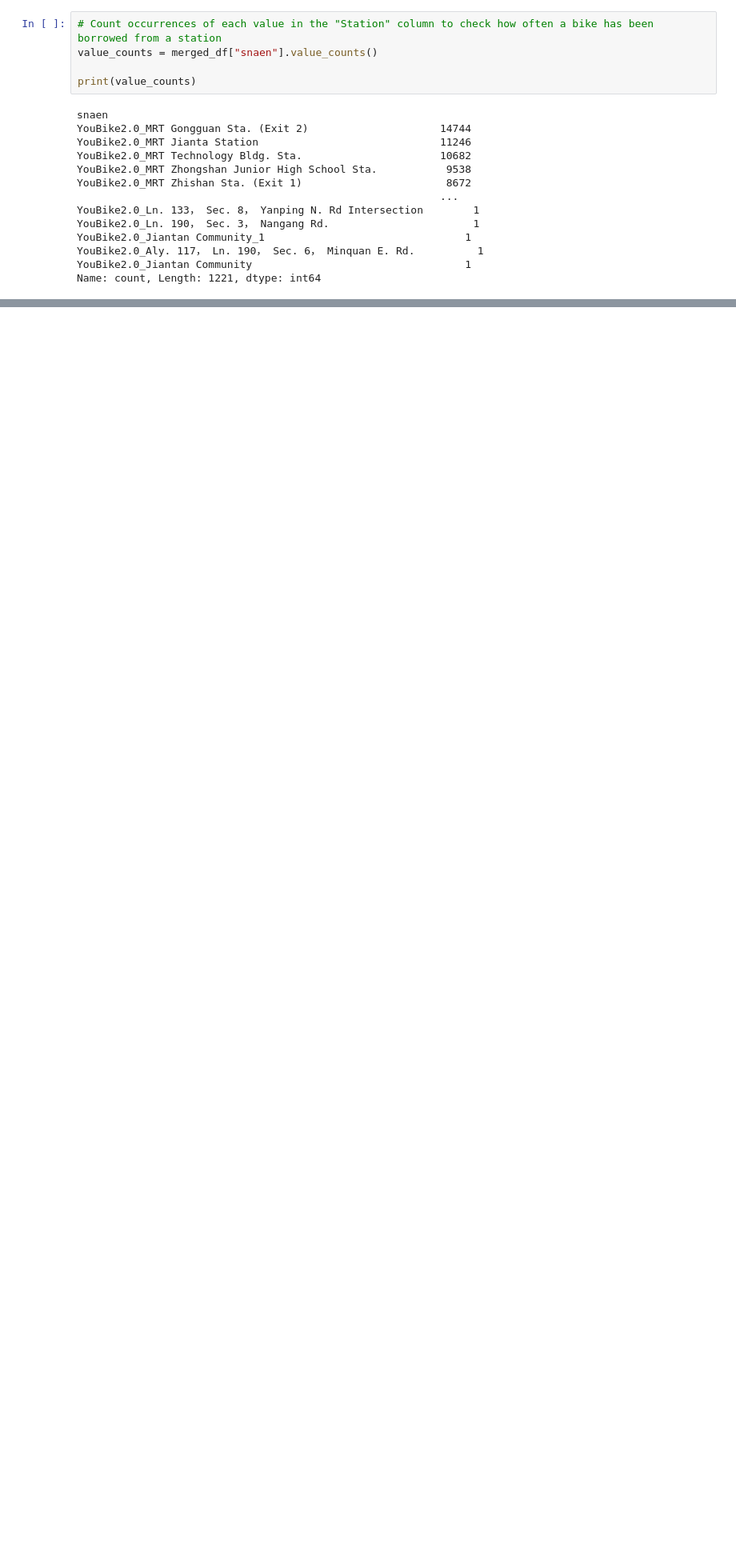
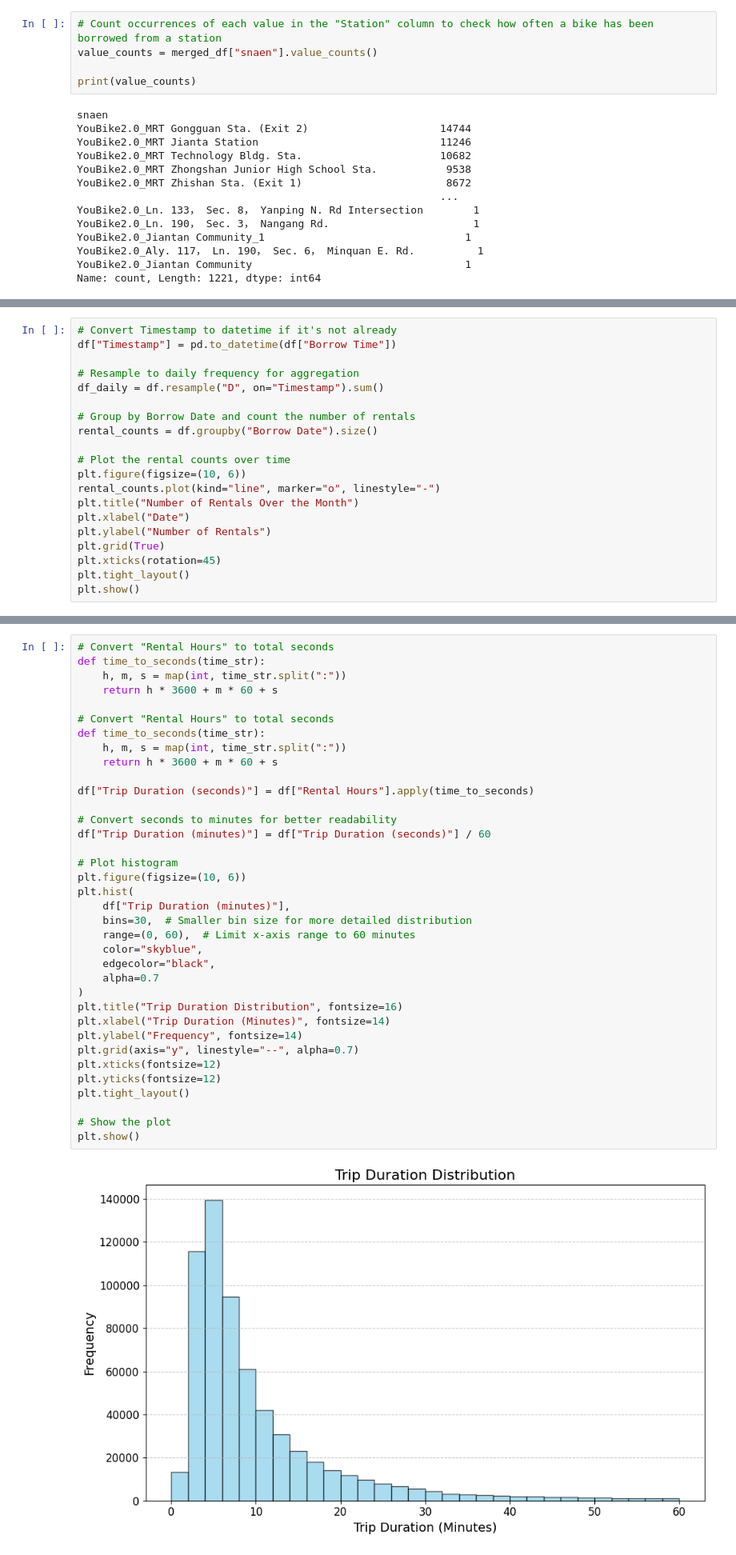
Before and after one commit to mojoee/YouBikeLive, a Jupyter notebook: src/exploreRental.ipynb, the cells around one changed output, grey strips where cells are left out. Shown at 80% size. Saved outputs shown, nothing was run; the diff lists cells and outputs as text; blank space fills up the shorter version.

Commit message:
vsiualized more trip data:

```diff
--- a/src/exploreRental.ipynb
+++ b/src/exploreRental.ipynb
@@ -166,0 +179,20 @@ plt.show()
+# %%
+# Convert Timestamp to datetime if it's not already
+df["Timestamp"] = pd.to_datetime(df["Borrow Time"])
+
+# Resample to daily frequency for aggregation
+df_daily = df.resample("D", on="Timestamp").sum()
+
+# Group by Borrow Date and count the number of rentals
+rental_counts = df.groupby("Borrow Date").size()
+
+# Plot the rental counts over time
+plt.figure(figsize=(10, 6))
+rental_counts.plot(kind="line", marker="o", linestyle="-")
+plt.title("Number of Rentals Over the Month")
+plt.xlabel("Date")
+plt.ylabel("Number of Rentals")
+plt.grid(True)
+plt.xticks(rotation=45)
+plt.tight_layout()
+plt.show()
@@ -166,0 +202,38 @@ plt.show()
+# %%
+# Convert "Rental Hours" to total seconds
+def time_to_seconds(time_str):
+    h, m, s = map(int, time_str.split(":"))
+    return h * 3600 + m * 60 + s
+
+# Convert "Rental Hours" to total seconds
+def time_to_seconds(time_str):
+    h, m, s = map(int, time_str.split(":"))
+    return h * 3600 + m * 60 + s
+
+df["Trip Duration (seconds)"] = df["Rental Hours"].apply(time_to_seconds)
+
+# Convert seconds to minutes for better readability
+df["Trip Duration (minutes)"] = df["Trip Duration (seconds)"] / 60
+
+# Plot histogram
+plt.figure(figsize=(10, 6))
+plt.hist(
+    df["Trip Duration (minutes)"],
+    bins=30,  # Smaller bin size for more detailed distribution
+    range=(0, 60),  # Limit x-axis range to 60 minutes
+    color="skyblue",
+    edgecolor="black",
+    alpha=0.7
+)
+plt.title("Trip Duration Distribution", fontsize=16)
+plt.xlabel("Trip Duration (Minutes)", fontsize=14)
+plt.ylabel("Frequency", fontsize=14)
+plt.grid(axis="y", linestyle="--", alpha=0.7)
+plt.xticks(fontsize=12)
+plt.yticks(fontsize=12)
+plt.tight_layout()
+
+# Show the plot
+plt.show()
+# %% [output]
+[figure, added]
```
Also changed, not shown: parts of 8 cells of this notebook, 2 other files.
